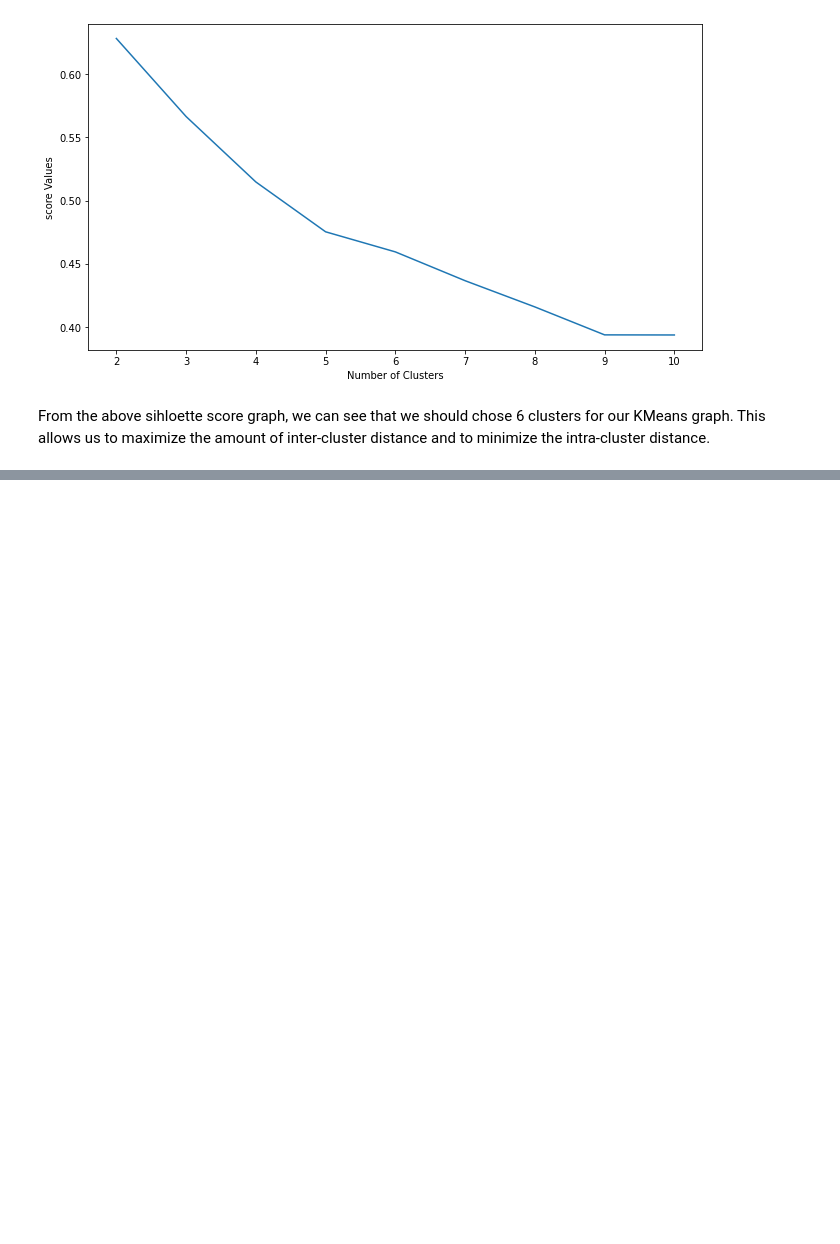
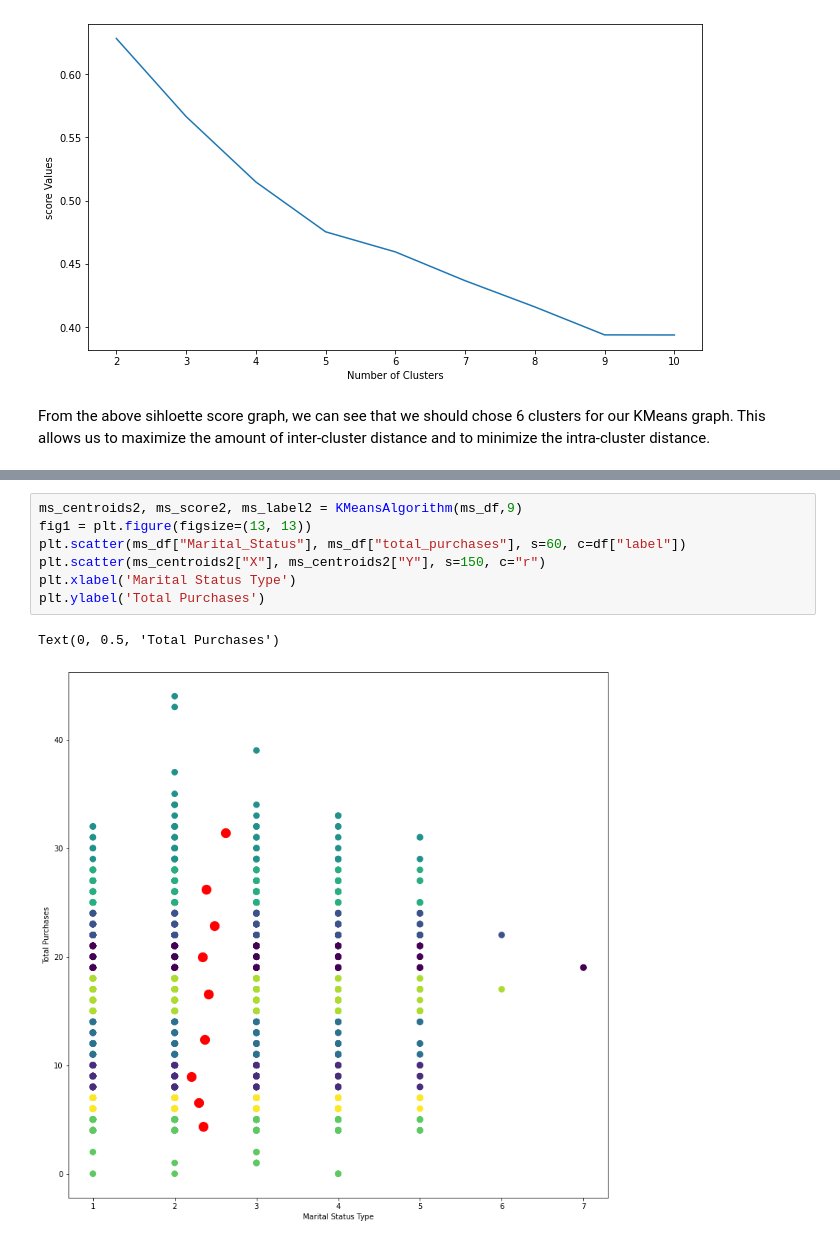
Before and after one commit to tronschell/MGIS355FinalProject, a Jupyter notebook: Project5.ipynb, the cells around one changed output, grey strips where cells are left out. Drawn from its saved outputs; the diff is of its cells as text; blank space fills up the shorter version.

```diff
--- a/Project5.ipynb
+++ b/Project5.ipynb
@@ -273,0 +269,10 @@ From the above sihloette score graph, we can see that we should chose 7 clusters
+# %%
+ms_centroids2, ms_score2, ms_label2 = KMeansAlgorithm(ms_df,9)
+fig1 = plt.figure(figsize=(13, 13))
+plt.scatter(ms_df["Marital_Status"], ms_df["total_purchases"], s=60, c=df["label"])
+plt.scatter(ms_centroids2["X"], ms_centroids2["Y"], s=150, c="r")
+plt.xlabel('Marital Status Type')
+plt.ylabel('Total Purchases')
+# %% [output]
+Text(0, 0.5, 'Total Purchases')
+[figure, added]
```
Also changed, not shown: parts of 10 cells of this notebook.
